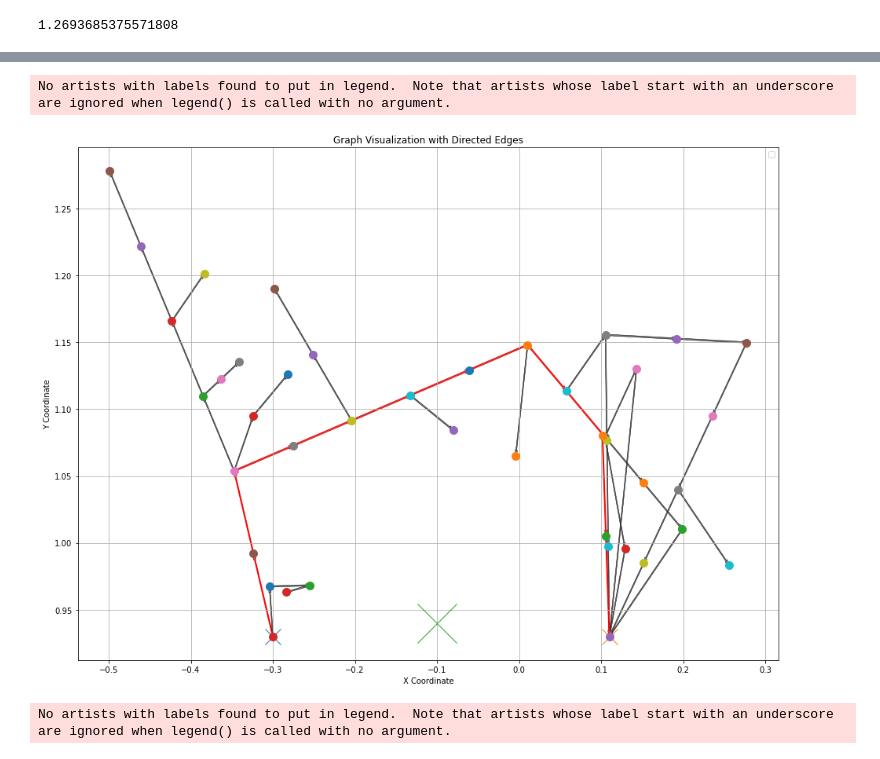
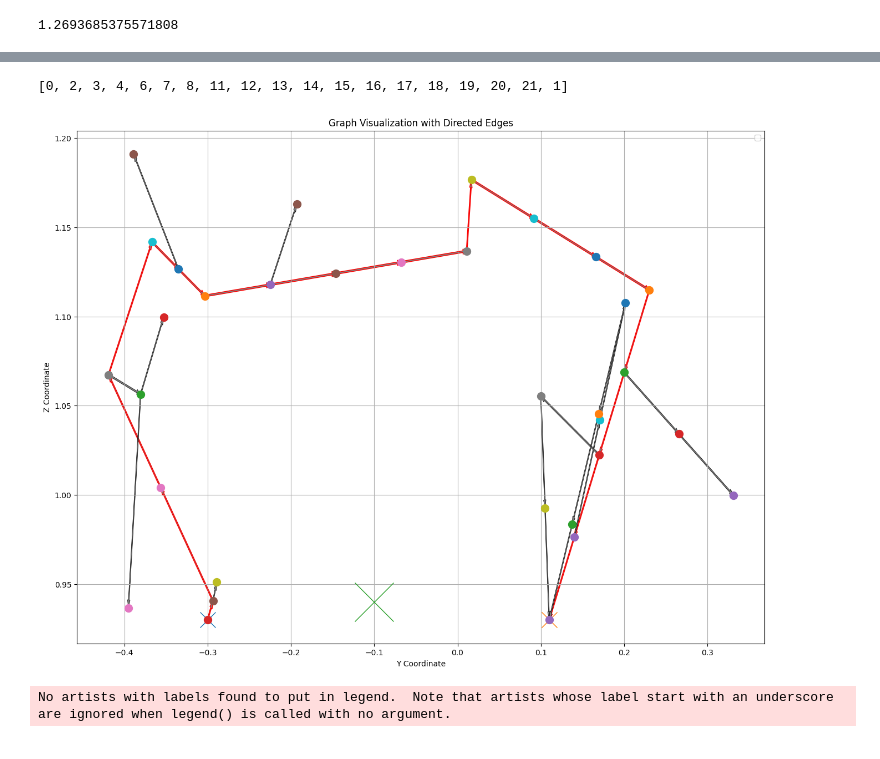
Before and after one commit to IgnacioLL/adv-rob-software-labs, a Jupyter notebook: lab_instructions.ipynb, the cells around one changed output, grey strips where cells are left out. Drawn from its saved outputs; the diff is of its cells as text; code cells hidden in the pictures.

```diff
--- a/lab_instructions.ipynb
+++ b/lab_instructions.ipynb
@@ -424,3 +387,21 @@ d
+# %%
+graph, length = create_path(
+            robot,
+            cube,
+            n_samples=sample,
+            q0=q0,
+            c0=CUBE_PLACEMENT,
+            qe=qe,
+            ce=CUBE_PLACEMENT_TARGET,
+            control=False,
+            n_steps_interpol=20
+        )
+# %%
+sp, _ = shortest_path(graph)
+# %%
+sp
+# %% [output]
+[0, 2, 3, 4, 6, 7, 8, 11, 12, 13, 14, 15, 16, 17, 18, 19, 20, 21, 1]
 # %%
 import matplotlib.pyplot as plt
 import numpy as np
@@ -450,37 +431,37 @@ for node_id, node in enumerate(graph.nodes):
 # Plot the directed edges
 for node_id, node in enumerate(graph.nodes):
     x_start, y_start, z_start = node.cube_pose.translation
 
     for neighbour_id in node.children.keys():
         if node_id in sp and neighbour_id in sp:
             viz_edges = {'ec': 'red', 'linewidth': 1.0}
         else:
             viz_edges = {'ec': 'black', 'linewidth': 0.5}
 
         x_end, y_end, z_end = graph.nodes[neighbour_id].cube_pose.translation
 
         # Draw an arrow for directed edge
         plt.arrow(
             y_start,
             z_start,
             y_end - y_start,
             z_end - z_start,
             length_includes_head=True,
             fc='gray',
             linestyle='-',
             **viz_edges
         ) # head_width=0.2,
 
 # Display the plot
-plt.xlabel("X Coordinate")
-plt.ylabel("Y Coordinate")
+plt.xlabel("Y Coordinate")
+plt.ylabel("Z Coordinate")
 plt.title("Graph Visualization with Directed Edges")
 plt.legend()
 plt.grid(True)
+plt.savefig("rtt_graph.png")
 plt.show()
 # %% [output]
-No artists with labels found to put in legend.  Note that artists whose label start with an underscore are ignored when legend() is called with no argument.
-[figure, old version]
+[figure, new version]
 # %%
 import matplotlib.pyplot as plt
 from mpl_toolkits.mplot3d import Axes3D
```
Also changed, not shown: parts of 4 cells of this notebook, 4 other files.
